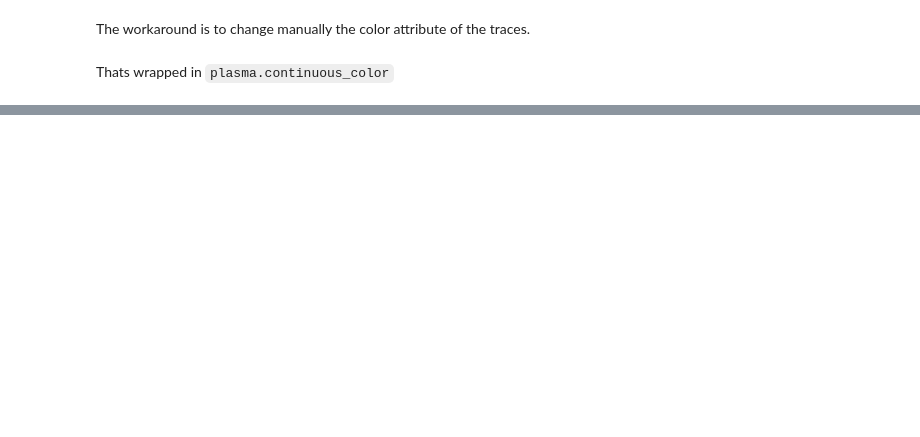
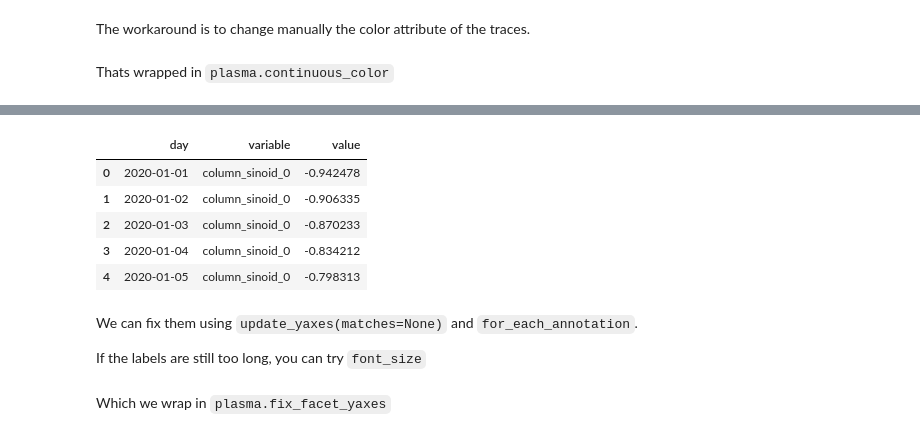
Before and after one commit to a0th/plotly, a Jupyter notebook: plasma.ipynb, the cells around one changed output, grey strips where cells are left out. Cells and saved outputs as stored; diff of their text form; code cells hidden in the pictures; blank space fills up the shorter version.

Commit message:
Add fix_facet_yaxes

```diff
--- a/plasma.ipynb
+++ b/plasma.ipynb
@@ -145,0 +170,12 @@ px.line(data).continuous_color(colorscale="Blues")
+# %%
+tall_format = (
+    data[["sinoid_0", "sinoid_8", "sinoid_9"]].reset_index().melt(id_vars="day")
+).assign(variable = lambda df: 'column_' + df.variable)
+tall_format.head()
+# %% [output]
+|  | day | variable | value |
+| 0 | 2020-01-01 | column_sinoid_0 | -0.942478 |
+| 1 | 2020-01-02 | column_sinoid_0 | -0.906335 |
+| 2 | 2020-01-03 | column_sinoid_0 | -0.870233 |
+| 3 | 2020-01-04 | column_sinoid_0 | -0.834212 |
+| 4 | 2020-01-05 | column_sinoid_0 | -0.798313 |
@@ -145,0 +185,4 @@ px.line(data).continuous_color(colorscale="Blues")
+# %% [markdown]
+We can fix them using `update_yaxes(matches=None)` and `for_each_annotation`.
+
+If the labels are still too long, you can try `font_size`
@@ -145,0 +195,2 @@ px.line(data).continuous_color(colorscale="Blues")
+# %% [markdown]
+Which we wrap in `plasma.fix_facet_yaxes`
```
Also changed, not shown: parts of 23 cells of this notebook, 1 other file.
